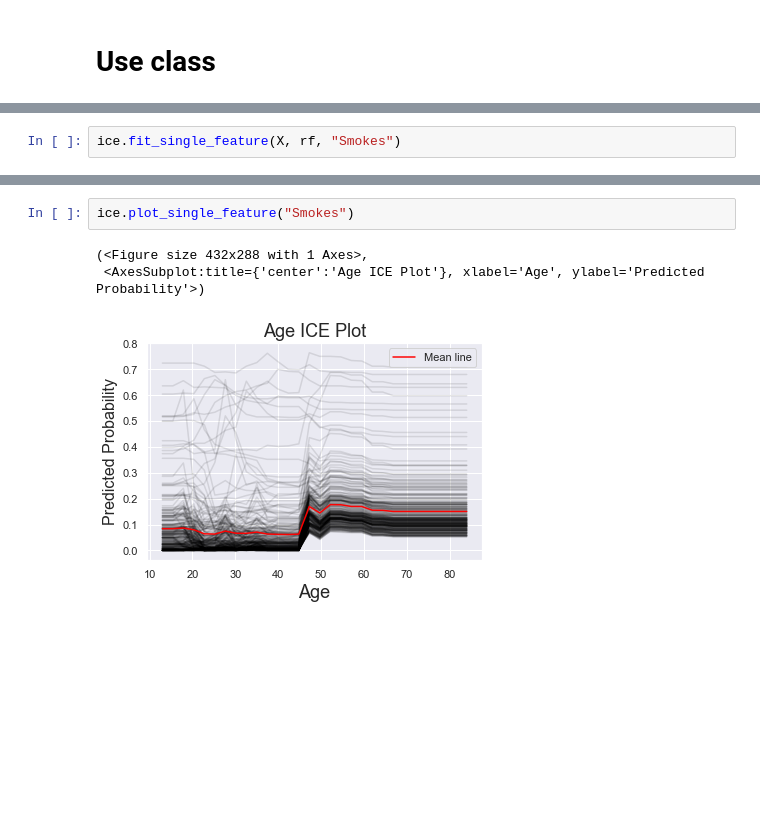
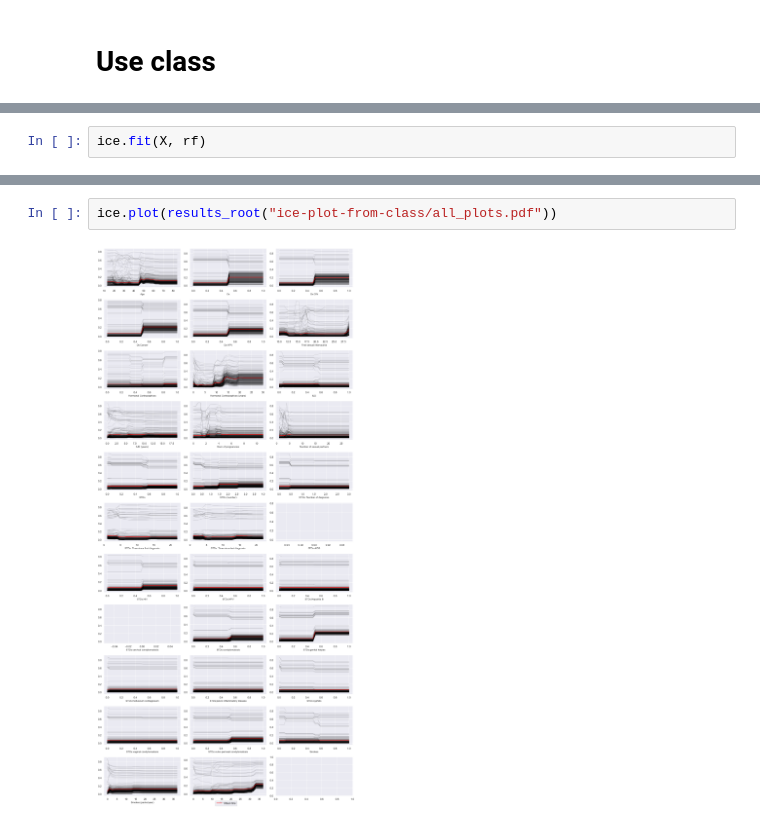
Before and after one commit to mixerupper/ice_feature_impact, a Jupyter notebook: notebooks/01-replication/02b-ice-plot-from-class.ipynb, the cells around one changed output, grey strips where cells are left out. Drawn from its saved outputs; the diff is of its cells as text; blank space fills up the shorter version.

```diff
--- a/notebooks/01-replication/02b-ice-plot-from-class.ipynb
+++ b/notebooks/01-replication/02b-ice-plot-from-class.ipynb
@@ -91,3 +99,3 @@ ice.plot_single_feature("Age")
 # %%
-ice.fit_single_feature(X, rf, "Smokes")
+ice.fit(X, rf)
 # %% [output]
@@ -96,6 +119,4 @@ You can drop duplicate edges by setting the 'duplicates' kwarg
-# %%
-ice.plot_single_feature("Smokes")
-# %% [output]
-(<Figure size 432x288 with 1 Axes>,
- <AxesSubplot:title={'center':'Age ICE Plot'}, xlabel='Age', ylabel='Predicted Probability'>)
-[figure, removed]
+# %%
+ice.plot(results_root("ice-plot-from-class/all_plots.pdf"))
+# %% [output]
+[figure, added]
```
Also changed, not shown: parts of 23 cells of this notebook, 5 other files.
